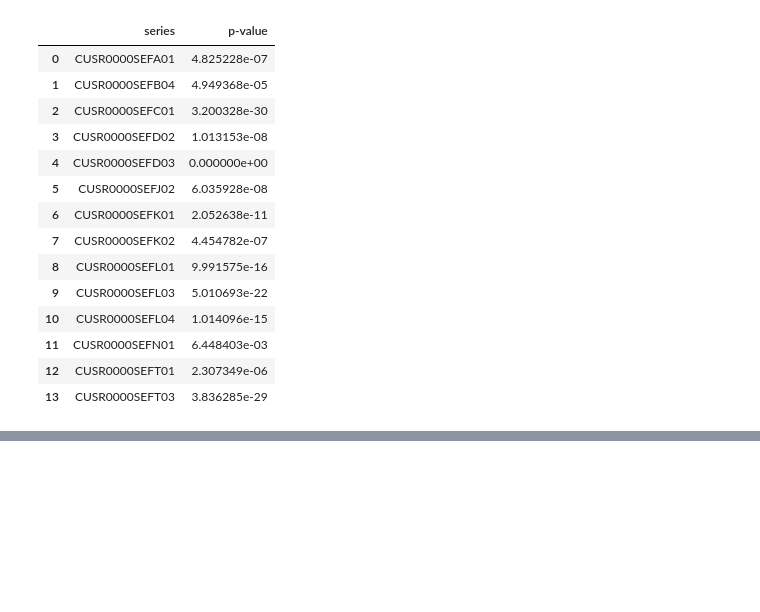
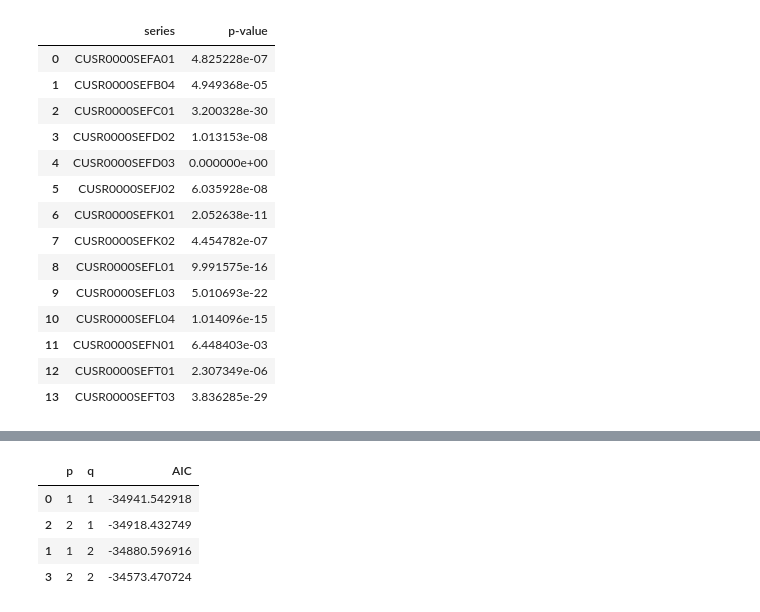
Before and after one commit to Erdos-Projects/fall-2025-food-price-forecasting, a Jupyter notebook: src/eda/EDA.ipynb, the cells around one changed output, grey strips where cells are left out. Saved outputs shown, nothing was run; the diff lists cells and outputs as text; code cells hidden in the pictures; blank space fills up the shorter version.

```diff
--- a/src/eda/EDA.ipynb
+++ b/src/eda/EDA.ipynb
@@ -243,0 +268,19 @@ results
+# %%
+# hyperparameter tuning to p and q values chosen via AIC
+results = pd.DataFrame(columns=['p', 'q', 'AIC'])
+
+for p in range(1, 3):
+    for q in range(1, 3):
+        model = sm.tsa.VARMAX(train, order=(p, q))
+        result = model.fit(maxiter=100, disp=False)
+        df = pd.DataFrame([{'p': p, 'q': q, 'AIC': result.aic}])
+        results = pd.concat([results, df], ignore_index=True)
+
+res_df = pd.DataFrame(results, columns=['p', 'q', 'AIC'])
+res_df.sort_values(by=['AIC']).head()
+# %% [output]
+|  | p | q | AIC |
+| 0 | 1 | 1 | -34941.542918 |
+| 2 | 2 | 1 | -34918.432749 |
+| 1 | 1 | 2 | -34880.596916 |
+| 3 | 2 | 2 | -34573.470724 |
```
Also changed, not shown: parts of 12 cells of this notebook.
